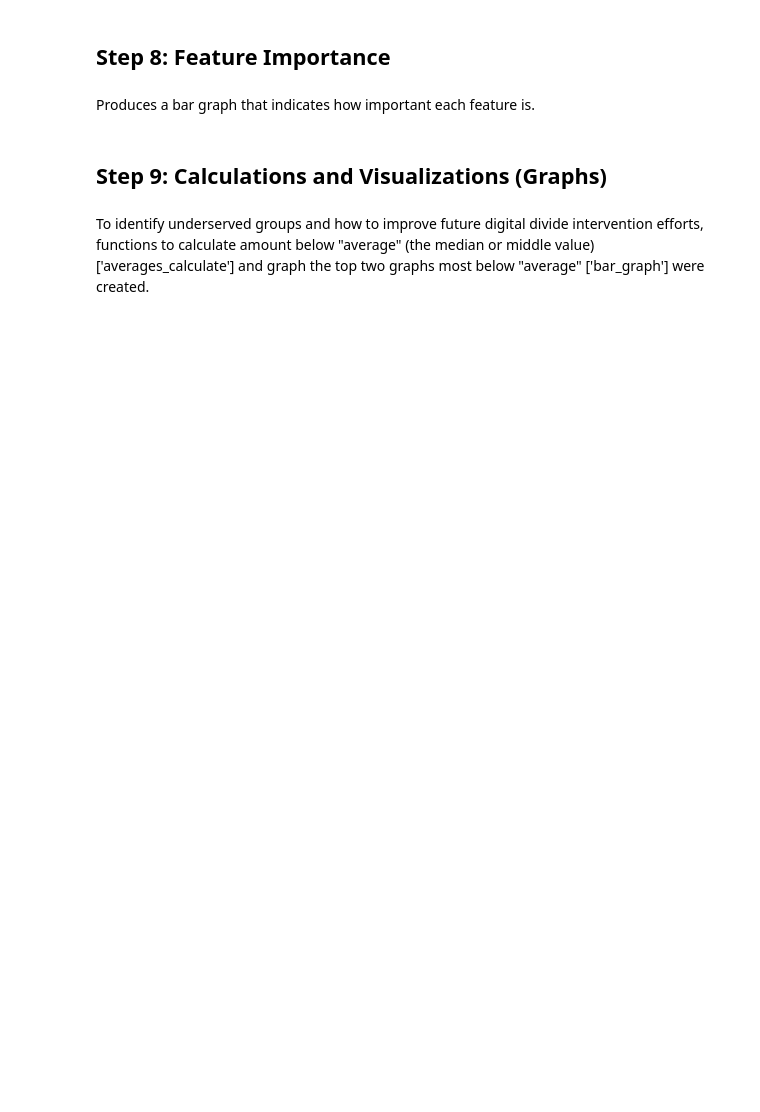
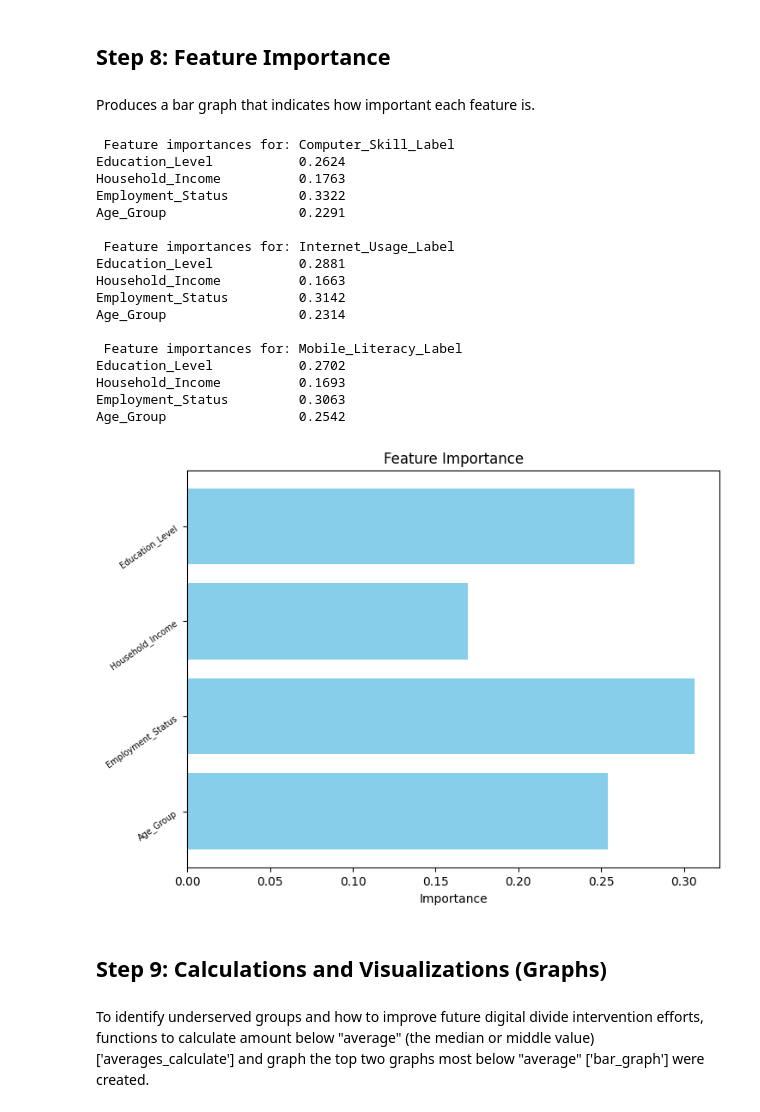
Before and after one commit to FakihaTariq/EduGap-ML-DigitalDivide, a Jupyter notebook: EduGap_Analysis_Notebook.ipynb, the cells around one changed output. Cells and saved outputs as stored; diff of their text form; code cells hidden in the pictures; blank space fills up the shorter version.

```diff
--- a/EduGap_Analysis_Notebook.ipynb
+++ b/EduGap_Analysis_Notebook.ipynb
@@ -75,17 +105,18 @@ data['Internet_Usage_Label'] = data['Internet_Usage_Score'].apply(lambda x: 0 if
 data['Mobile_Literacy_Label'] = data['Mobile_Literacy_Score'].apply(lambda x: 0 if x <= data['Mobile_Literacy_Score'].quantile(0.69) else 1)
 
 # Categorize and Labels (Skills)
-data['Computer_Gain_Label'] = data['Basic_Computer_Knowledge_Score'].apply(lambda x: 0 if x <= np.quantile(data['Computer_Gain'], .56) else 1)
-data['Internet_Gain_Label'] = data['Internet_Usage_Score'].apply(lambda x: 0 if x <= np.quantile(data['Internet_Gain'], .55) else 1)
-data['Mobile_Gain_Label'] = data['Mobile_Literacy_Score'].apply(lambda x: 0 if x <= np.quantile(data['Mobile_Gain'], .6) else 1)
+data['Computer_Gain_Label'] = data['Basic_Computer_Knowledge_Score'].apply(lambda x: 0 if x <= data['Computer_Gain'].quantile(.56) else 1)
+data['Internet_Gain_Label'] = data['Internet_Usage_Score'].apply(lambda x: 0 if x <= data['Internet_Gain'].quantile(.55) else 1)
+data['Mobile_Gain_Label'] = data['Mobile_Literacy_Score'].apply(lambda x: 0 if x <= data['Mobile_Gain'].quantile(.6) else 1)
 # %% [markdown]
 ## Step 5: Create X and Y Variables and Check for Multicollinearity using VIF
 # %% [markdown]
 Multicollinearity, or the occurrence of two or more explanatory variables being very highly linearly related which can lead to misleading conclusions. Values above five are generally considered as having high multicollinearity present.
 # %%
 
-X = data[['gender', 'age', 'education', 'employment']]
-y = data[['access_label', 'skills_label']].apply(lambda col: col.astype('category').cat.codes)
+x = data[["Education_Level", "Household_Income", "Employment_Status", "Age_Group"]]
+y = data[['Computer_Skill_Label', "Internet_Usage_Label", "Mobile_Literacy_Label"]]
+
 
 features = data[["Education_Level", "Household_Income", "Employment_Status", "Age_Group"]]
 x_df = pd.DataFrame(x, columns=features.columns)
@@ -107,7 +144,7 @@ Various different models were tested and their accuracy score and classification
 - 'min_samples_split = 5' to make sure splits are meanigful
 - 'class_weight =  'balanced'' to ensure both classes are equally represented
 # %%
-X_train, X_test, y_train, y_test = train_test_split(X, y, test_size=0.2, random_state=42)
+X_train, X_test, y_train, y_test = train_test_split(x, y, test_size=0.2, random_state=42)
 
 model = MultiOutputClassifier(RandomForestClassifier(
     n_estimators=200,
@@ -125,6 +170,16 @@ model.fit(X_train, y_train)
 ## Step 7: Evaluate the Model’s Performance
 # %%
 
-y_pred = model.predict(X_test)
-print("Access Label:", classification_report(y_test.iloc[:, 0], y_pred[:, 0]))
-print("Skills Label:", classification_report(y_test.iloc[:, 1], y_pred[:, 1]))
+ypred = model.predict(X_test)
+
+
+# Convert predictions to DataFrame for easier inspection
+
+ypred_df = pd.DataFrame(ypred, columns=y.columns)
+
+# Loop through each target and print classification metrics
+for label in y.columns:
+    print(f"\n=== Classification Metrics for: {label} ===")
+    print("\nClassification Report:")
+    print(classification_report(y_test[label], ypred_df[label]))
+    print("Accuracy: ", accuracy_score(y_test[label], ypred_df[label]))
@@ -133,15 +206,45 @@ print("Skills Label:", classification_report(y_test.iloc[:, 1], y_pred[:, 1]))
 # %% [markdown]
 Produces a bar graph that indicates how important each feature is.
 # %%
+# Feature Importance
+features = []
+for i, label in enumerate(y.columns):
+    print(f"\n Feature importances for: {label}")
+    estimator = model.estimators_[i]
+
+    importances = estimator.feature_importances_
+    for feature, score in zip(x.columns, importances):
+        print(f"{feature:<25} {score:.4f}")
+        features.append(feature)
+
 # Feature Importance
 features = list(x)
 plt.figure(figsize=(8, 6))
 plt.barh(features, importances, color='skyblue')
 plt.xlabel('Importance')
 plt.title('Feature Importance')
 plt.yticks(rotation=35, size = 7)
 plt.gca().invert_yaxis()
 plt.show()
+# %% [output]
+ Feature importances for: Computer_Skill_Label
+Education_Level           0.2624
+Household_Income          0.1763
+Employment_Status         0.3322
+Age_Group                 0.2291
+
+ Feature importances for: Internet_Usage_Label
+Education_Level           0.2881
+Household_Income          0.1663
+Employment_Status         0.3142
+Age_Group                 0.2314
+
+ Feature importances for: Mobile_Literacy_Label
+Education_Level           0.2702
+Household_Income          0.1693
+Employment_Status         0.3063
+Age_Group                 0.2542
+[figure, added]
 # %% [markdown]
 ## Step 9: Calculations and Visualizations (Graphs)
 # %% [markdown]
```
Also changed, not shown: parts of 11 cells of this notebook.
